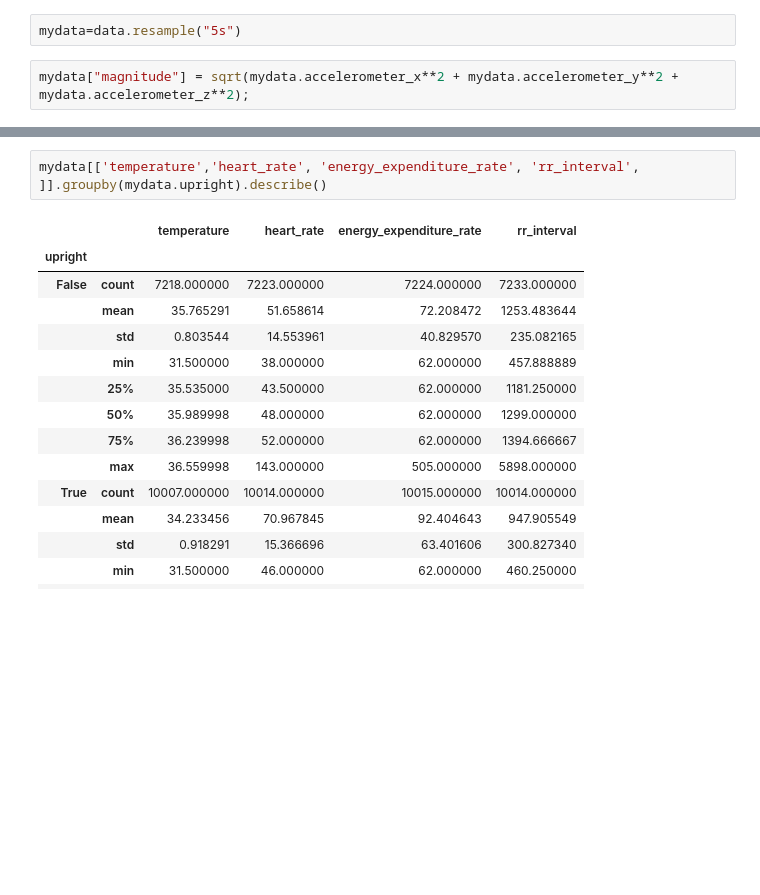
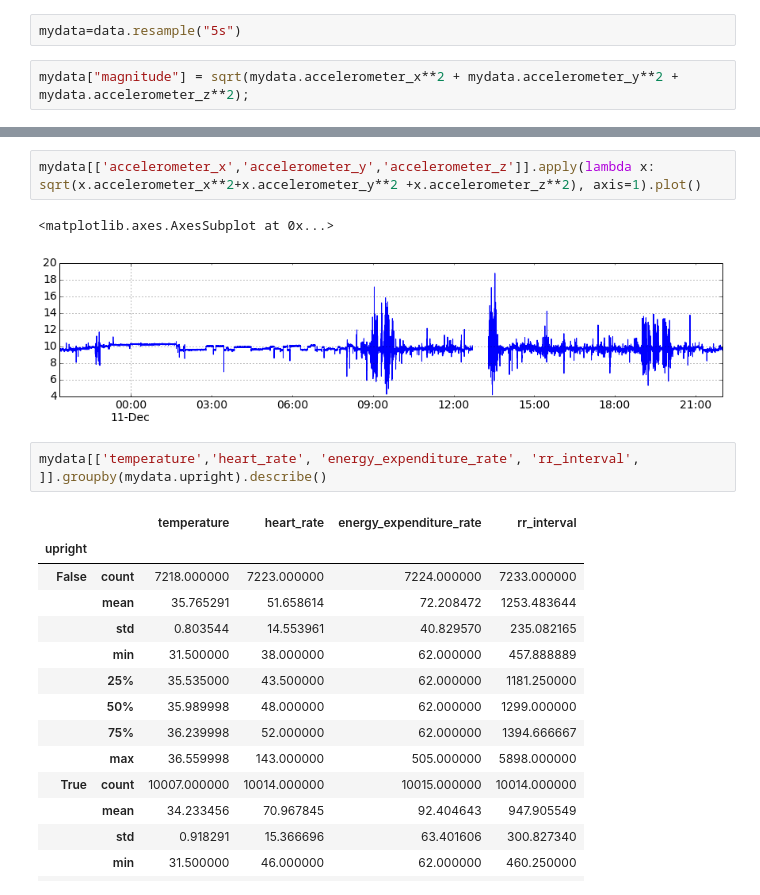
Before and after one commit to pimnijdam/journal, a Jupyter notebook: ecg and pandas.ipynb, the cells around one changed output, grey strips where cells are left out. Cells and saved outputs as stored; diff of their text form; blank space fills up the shorter version.

```diff
--- a/ecg and pandas.ipynb
+++ b/ecg and pandas.ipynb
@@ -166,3 +197,8 @@ mydata["upright"] = mydata.accelerometer_x.apply(upright);
+# %%
+mydata[['accelerometer_x','accelerometer_y','accelerometer_z']].apply(lambda x: sqrt(x.accelerometer_x**2+x.accelerometer_y**2 +x.accelerometer_z**2), axis=1).plot()
+# %% [output]
+<matplotlib.axes.AxesSubplot at 0x...>
+[figure, added]
 # %%
 mydata[['temperature','heart_rate', 'energy_expenditure_rate', 'rr_interval', ]].groupby(mydata.upright).describe()
 # %% [output]
```
Also changed, not shown: parts of 4 cells of this notebook, 5 other files.
